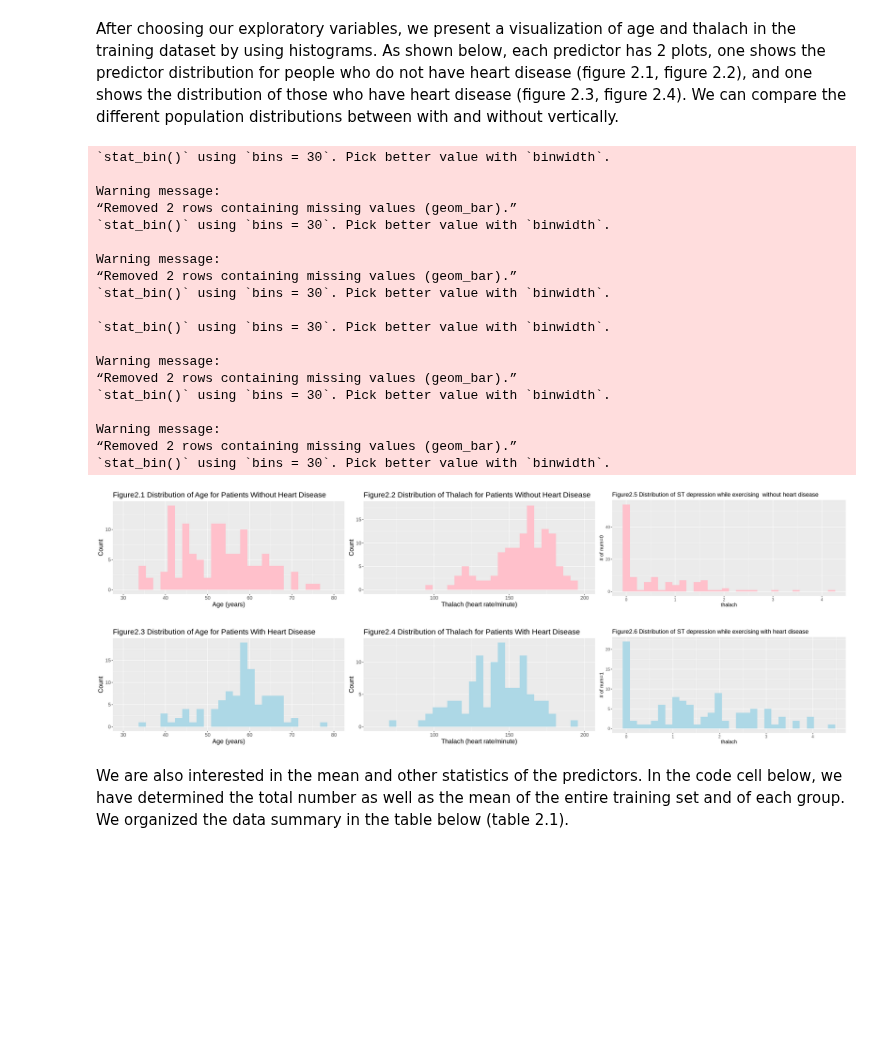
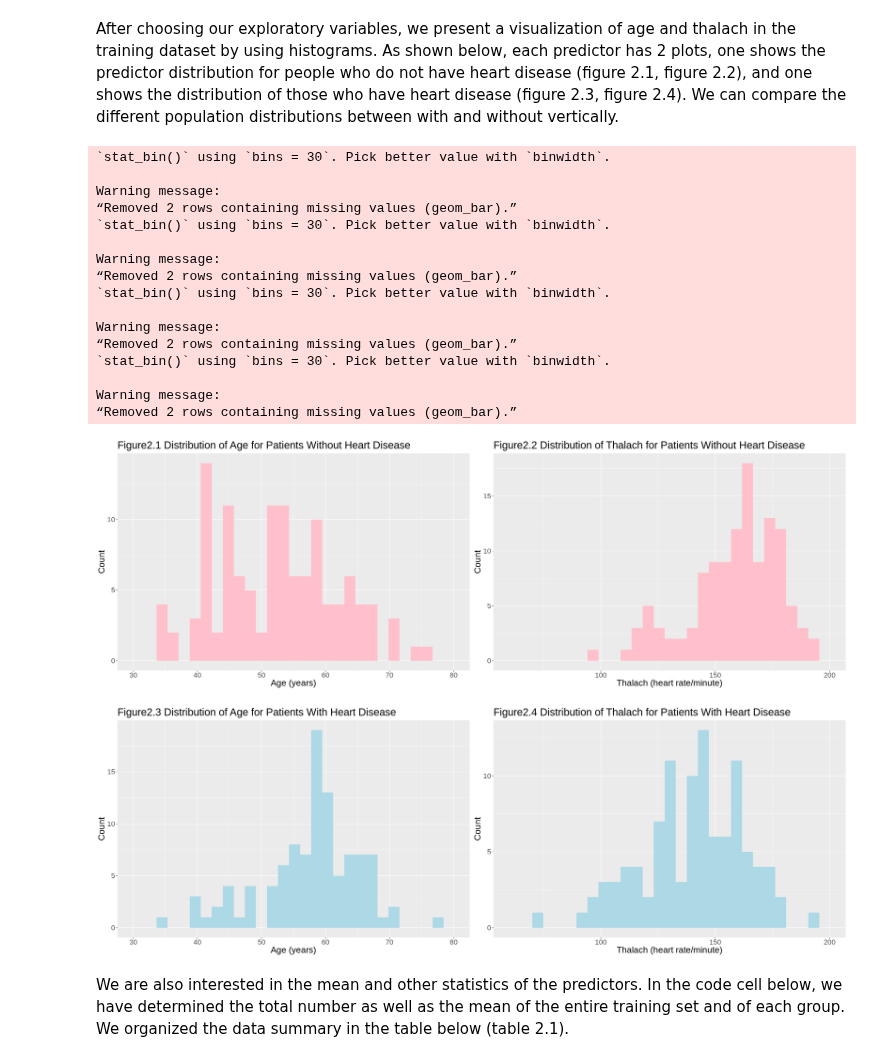
Before and after one commit to wiliwangka/Heart-Disease-Classification-with-R, a Jupyter notebook: ds_project_proposal.ipynb, the cells around one changed output. Saved outputs shown, nothing was run; the diff lists cells and outputs as text; code cells hidden in the pictures; blank space fills up the shorter version.

```diff
--- a/ds_project_proposal.ipynb
+++ b/ds_project_proposal.ipynb
@@ -251,14 +252,12 @@ For oldpeak, although the ratio of non-overlapped / overlapped is alsmot as larg
 # %% [markdown]
 After choosing our exploratory variables, we present a visualization of age and thalach in the training dataset by using histograms. As shown below, each predictor has 2 plots, one shows the predictor distribution for people who do not have heart disease (figure 2.1, figure 2.2), and one shows the distribution of those who have heart disease (figure 2.3, figure 2.4). We can compare the different population distributions between with and without vertically.
 # %%
-options(repr.plot.height = 4, repr.plot.width = 25)
-
 plot_age_0 <- cleveland_training %>%
               filter(num == 0) %>%
               ggplot(aes(x = age)) +
               geom_histogram(fill = "pink") +
               labs(x = "Age (years)", y= "Count") +
-              theme(text = element_text(size = 15)) +
+              theme(text = element_text(size = 20)) +
               ggtitle("Figure2.1 Distribution of Age for Patients Without Heart Disease") +
               xlim(c(30, 80))
 
@@ -267,7 +266,7 @@ plot_age_1 <- cleveland_training %>%
               ggplot(aes(x = age)) +
               geom_histogram(fill = "light blue") +
               labs(x = "Age (years)", y= "Count") +
-              theme(text = element_text(size = 15)) +
+              theme(text = element_text(size = 20)) +
               ggtitle("Figure2.3 Distribution of Age for Patients With Heart Disease") +
               xlim(c(30, 80))
 
@@ -276,62 +275,40 @@ plot_thalach_0 <- cleveland_training %>%
               ggplot(aes(x = thalach)) +
               geom_histogram(fill = "pink") +
               labs(x = "Thalach (heart rate/minute)", y= "Count") +
-              theme(text = element_text(size = 15)) +
+              theme(text = element_text(size = 20)) +
               ggtitle("Figure2.2 Distribution of Thalach for Patients Without Heart Disease") +
               xlim(c(60, 200))
 
 plot_thalach_1 <- cleveland_training %>%
               filter(num == 1) %>%
               ggplot(aes(x = thalach)) +
               geom_histogram(fill = "light blue") +
               labs(x = "Thalach (heart rate/minute)", y= "Count") +
-              theme(text = element_text(size = 15)) +
+              theme(text = element_text(size = 20)) +
               ggtitle("Figure2.4 Distribution of Thalach for Patients With Heart Disease") +
               xlim(c(60, 200))
 
-
-plot_oldpeak_0<-cleveland_training%>%
-filter(num==0)%>%
-ggplot(aes(x = oldpeak)) +
-   geom_histogram(fill= "pink") +
-    labs(x= "thalach", y= "# of num=0")+
-    theme(text = element_text(size=12))+
-    ggtitle("Figure2.5 Distribution of ST depression while exercising  without heart disease")
-
-
-plot_oldpeak_1<-cleveland_training%>%
-filter(num==1)%>%
-ggplot(aes(x = oldpeak)) +
-   geom_histogram(fill = "light blue") +
-    labs(x= "thalach", y= "# of num=1")+
-    theme(text = element_text(size=12))+
-    ggtitle("Figure2.6 Distribution of ST depression while exercising with heart disease")
-
-
-grid.arrange(plot_age_0, plot_thalach_0,plot_oldpeak_0, nrow = 1)
-grid.arrange(plot_age_1, plot_thalach_1,plot_oldpeak_1, nrow = 1)
+grid.arrange(plot_age_0, plot_thalach_0, nrow = 1)
+grid.arrange(plot_age_1, plot_thalach_1, nrow = 1)
 # %% [output]
 `stat_bin()` using `bins = 30`. Pick better value with `binwidth`.
 
 Warning message:
 “Removed 2 rows containing missing values (geom_bar).”
 `stat_bin()` using `bins = 30`. Pick better value with `binwidth`.
 
 Warning message:
 “Removed 2 rows containing missing values (geom_bar).”
 `stat_bin()` using `bins = 30`. Pick better value with `binwidth`.
 
-`stat_bin()` using `bins = 30`. Pick better value with `binwidth`.
-
 Warning message:
 “Removed 2 rows containing missing values (geom_bar).”
 `stat_bin()` using `bins = 30`. Pick better value with `binwidth`.
 
 Warning message:
 “Removed 2 rows containing missing values (geom_bar).”
-`stat_bin()` using `bins = 30`. Pick better value with `binwidth`.
-[figure, old version]
+[figure, new version]
-[figure, old version]
+[figure, new version]
 # %% [markdown]
 We are also interested in the mean and other statistics of the predictors. In the code cell below, we have determined the total number as well as the mean of the entire training set and of each group. We organized the data summary in the table below (table 2.1).
 # %%
```
Also changed, not shown: parts of 13 cells of this notebook.
